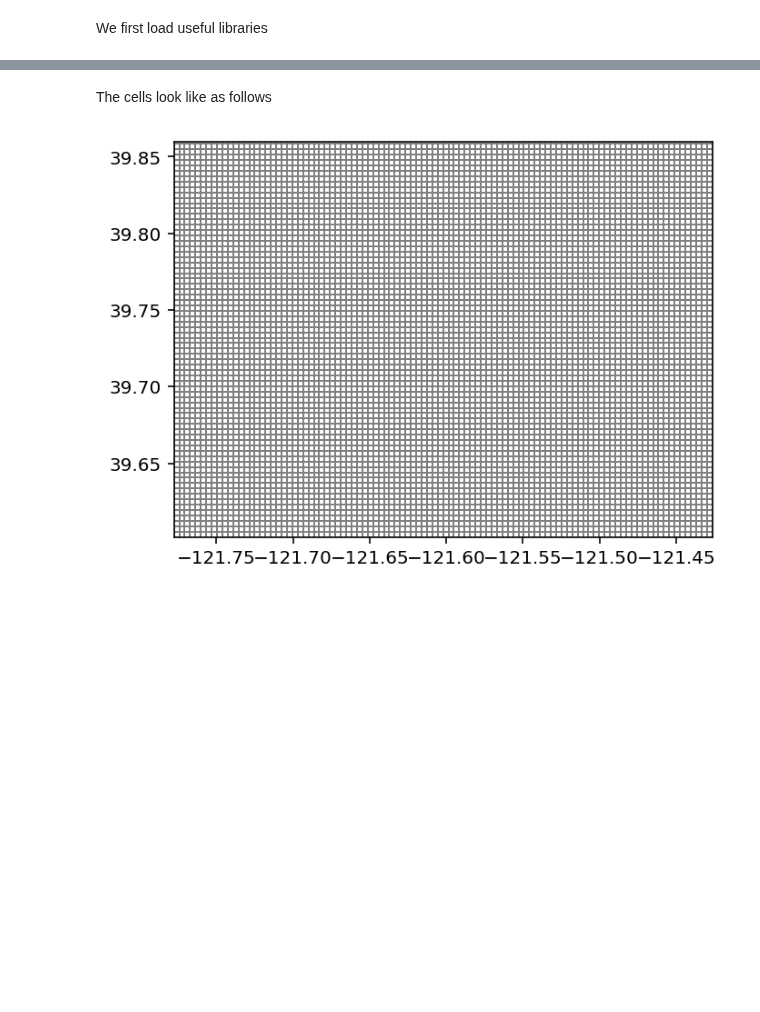
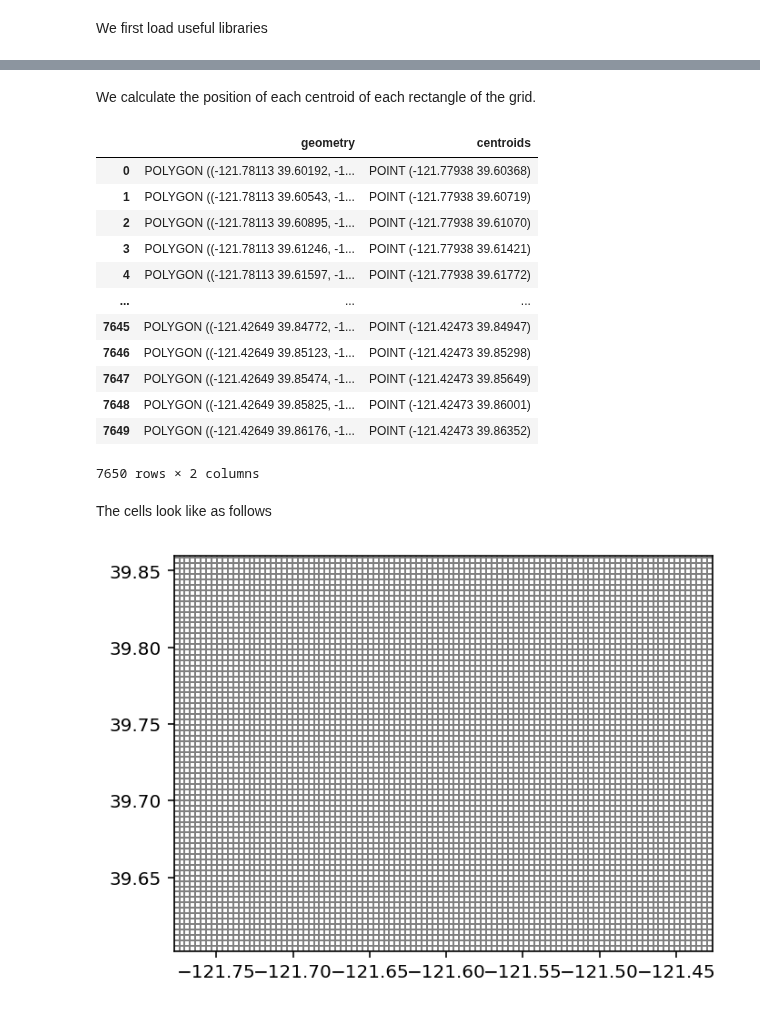
Before and after one commit to Datavizcowboy/PythonDatavizToolbox, a Jupyter notebook: Notebooks/04-GeoData_Regridding_and_Masking/01-Convert_SHP_into_Discrete_Gridpoints.ipynb, the cells around one changed output, grey strips where cells are left out. Drawn from its saved outputs; the diff is of its cells as text; code cells hidden in the pictures; blank space fills up the shorter version.

```diff
--- a/Notebooks/04-GeoData_Regridding_and_Masking/01-Convert_SHP_into_Discrete_Gridpoints.ipynb
+++ b/Notebooks/04-GeoData_Regridding_and_Masking/01-Convert_SHP_into_Discrete_Gridpoints.ipynb
@@ -64,3 +68,22 @@ cell['centroids'] = cell['geometry'].centroid
+# %% [markdown]
+We calculate the position of each centroid of each rectangle of the grid.
+# %%
+cell['centroids'] = cell['geometry'].centroid
+cell
+# %% [output]
+|  | geometry | centroids |
+| 0 | POLYGON ((-121.78113 39.60192, -1... | POINT (-121.77938 39.60368) |
+| 1 | POLYGON ((-121.78113 39.60543, -1... | POINT (-121.77938 39.60719) |
+| 2 | POLYGON ((-121.78113 39.60895, -1... | POINT (-121.77938 39.61070) |
+| 3 | POLYGON ((-121.78113 39.61246, -1... | POINT (-121.77938 39.61421) |
+| 4 | POLYGON ((-121.78113 39.61597, -1... | POINT (-121.77938 39.61772) |
+| ... | ... | ... |
+| 7645 | POLYGON ((-121.42649 39.84772, -1... | POINT (-121.42473 39.84947) |
+| 7646 | POLYGON ((-121.42649 39.85123, -1... | POINT (-121.42473 39.85298) |
+| 7647 | POLYGON ((-121.42649 39.85474, -1... | POINT (-121.42473 39.85649) |
+| 7648 | POLYGON ((-121.42649 39.85825, -1... | POINT (-121.42473 39.86001) |
+| 7649 | POLYGON ((-121.42649 39.86176, -1... | POINT (-121.42473 39.86352) |
+7650 rows × 2 columns
 # %% [markdown]
 The cells look like as follows
 # %%
```
Also changed, not shown: parts of 13 cells of this notebook.
